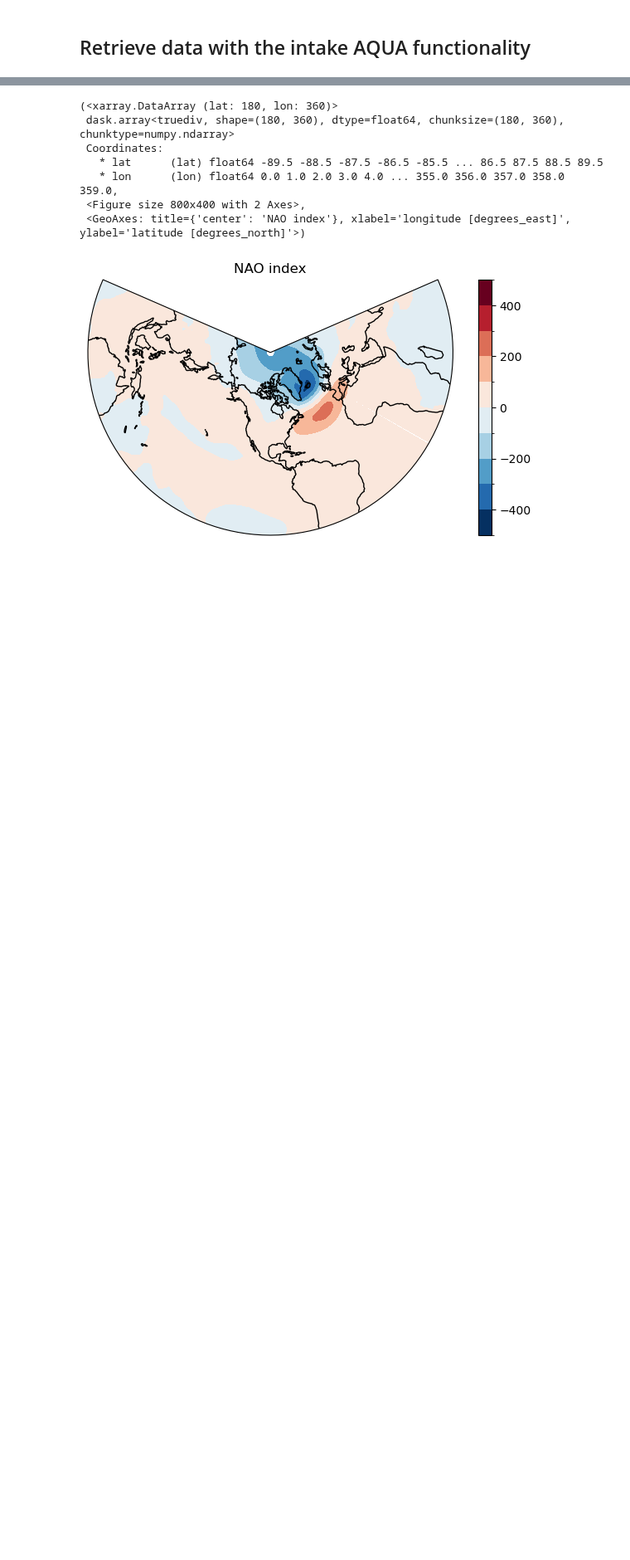
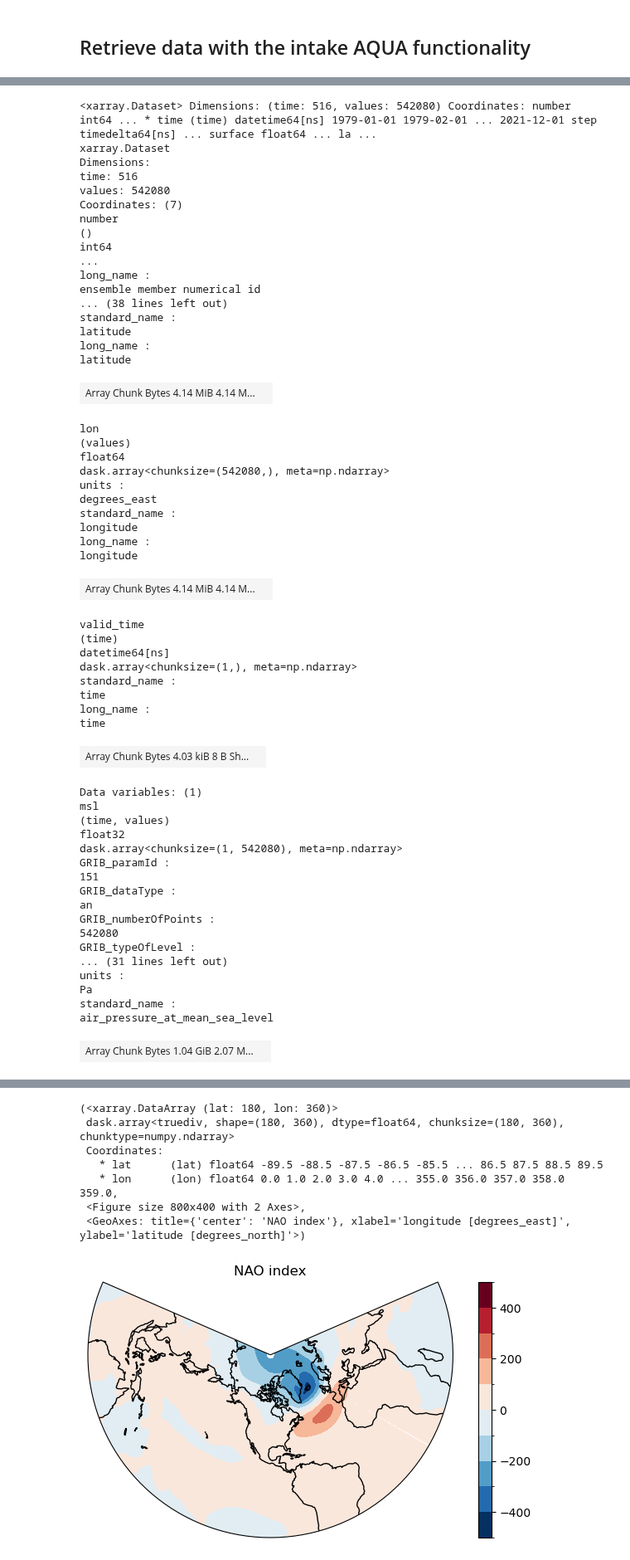
Before and after one commit to DestinE-Climate-DT/AQUA, a Jupyter notebook: diagnostics/teleconnections/notebooks/NAO.ipynb, the cells around one changed output, grey strips where cells are left out. Shown at 83% size. Saved outputs shown, nothing was run; the diff lists cells and outputs as text; code cells hidden in the pictures; blank space fills up the shorter version.

```diff
--- a/diagnostics/teleconnections/notebooks/NAO.ipynb
+++ b/diagnostics/teleconnections/notebooks/NAO.ipynb
@@ -26,11 +23,9 @@ Details about the NAO teleconnection can be accessed by specificing the teleconn
 # %%
-machine   = 'levante'
 diagname  = 'teleconnections'
 telecname = 'NAO'
 exp       = 'ERA5'
 
-config   = load_config(machine,configdir='../../../config/')
 namelist = load_namelist(diagname,configdir='../')
 
-field = config[diagname][telecname][exp]['var']
+field = namelist[telecname]['field']
 # %% [markdown]
@@ -43,3 +56,61 @@ configdir = '../../../config/'
 reader = Reader(model='ERA5',exp='era5',source='monthly_inst',configdir=configdir,regrid='r100',var=field)
 # %%
 data = reader.retrieve()
+data
+# %% [output]
+<xarray.Dataset> Dimensions: (time: 516, values: 542080) Coordinates: number int64 ... * time (time) datetime64[ns] 1979-01-01 1979-02-01 ... 2021-12-01 step timedelta64[ns] ... surface float64 ... la ...
+xarray.Dataset
+Dimensions:
+time: 516
+values: 542080
+Coordinates: (7)
+number
+()
+int64
+...
+long_name :
+ensemble member numerical id
+... (38 lines left out)
+standard_name :
+latitude
+long_name :
+latitude
+| Array Chunk Bytes 4.14 MiB 4.14 M... |  |
+lon
+(values)
+float64
+dask.array<chunksize=(542080,), meta=np.ndarray>
+units :
+degrees_east
+standard_name :
+longitude
+long_name :
+longitude
+| Array Chunk Bytes 4.14 MiB 4.14 M... |  |
+valid_time
+(time)
+datetime64[ns]
+dask.array<chunksize=(1,), meta=np.ndarray>
+standard_name :
+time
+long_name :
+time
+| Array Chunk Bytes 4.03 kiB 8 B Sh... |  |
+Data variables: (1)
+msl
+(time, values)
+float32
+dask.array<chunksize=(1, 542080), meta=np.ndarray>
+GRIB_paramId :
+151
+GRIB_dataType :
+an
+GRIB_numberOfPoints :
+542080
+GRIB_typeOfLevel :
+... (31 lines left out)
+units :
+Pa
+standard_name :
+air_pressure_at_mean_sea_level
+| Array Chunk Bytes 1.04 GiB 2.07 M... |  |
```
Also changed, not shown: parts of 17 cells of this notebook, 8 other files.
